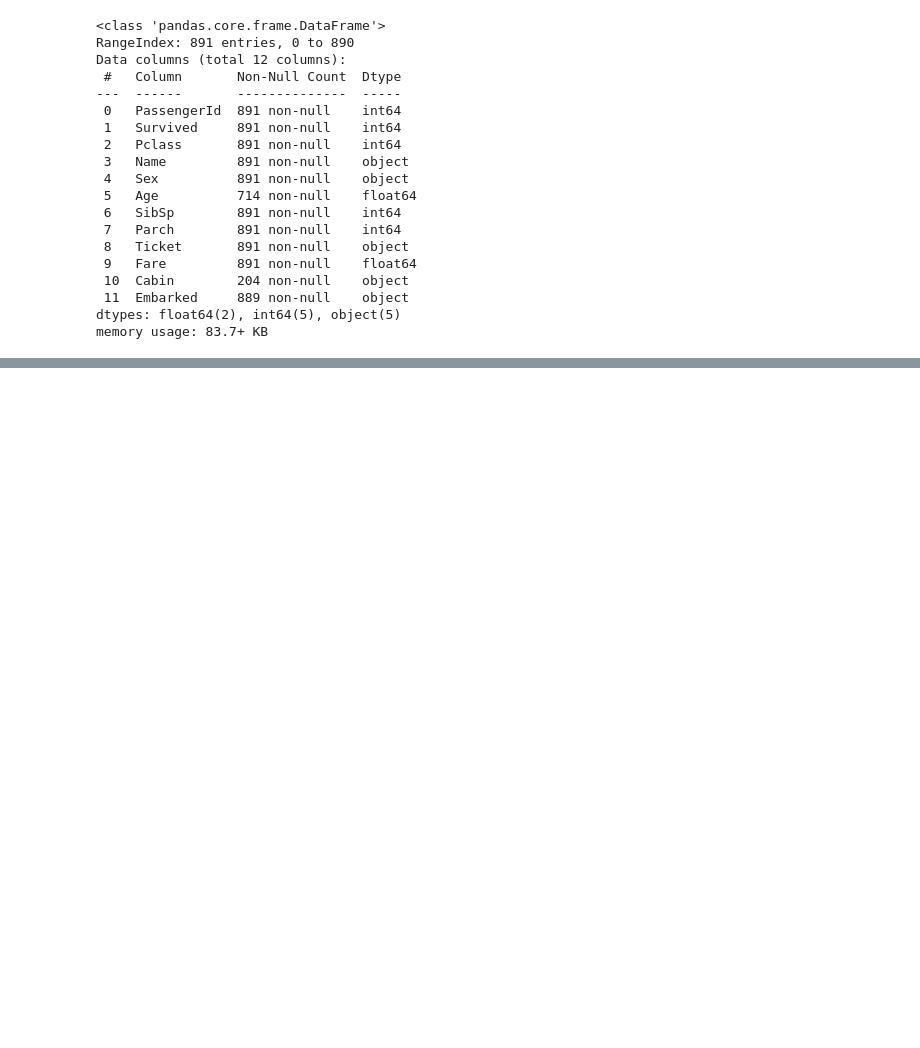
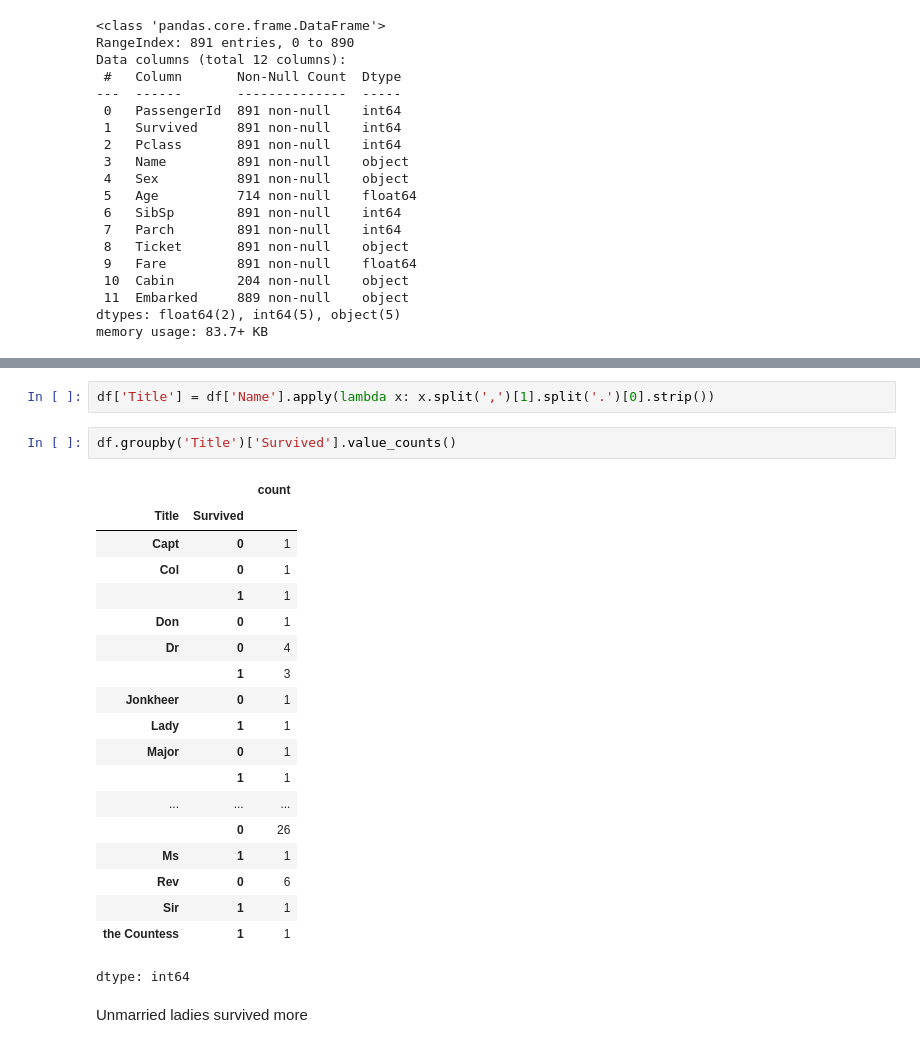
Before and after one commit to Mystique1337/Developers-Foundary-Fellowship, a Jupyter notebook: Pandas.ipynb, the cells around one changed output, grey strips where cells are left out. Drawn from its saved outputs; the diff is of its cells as text; blank space fills up the shorter version.

```diff
--- a/Pandas.ipynb
+++ b/Pandas.ipynb
@@ -53,0 +280,26 @@ df.describe(include='all')
+# %%
+df['Title'] = df['Name'].apply(lambda x: x.split(',')[1].split('.')[0].strip())
+# %%
+df.groupby('Title')['Survived'].value_counts()
+# %% [output]
+|  |  | count |
+| Title | Survived |  |
+| Capt | 0 | 1 |
+| Col | 0 | 1 |
+|  | 1 | 1 |
+| Don | 0 | 1 |
+| Dr | 0 | 4 |
+|  | 1 | 3 |
+| Jonkheer | 0 | 1 |
+| Lady | 1 | 1 |
+| Major | 0 | 1 |
+|  | 1 | 1 |
+| ... | ... | ... |
+|  | 0 | 26 |
+| Ms | 1 | 1 |
+| Rev | 0 | 6 |
+| Sir | 1 | 1 |
+| the Countess | 1 | 1 |
+dtype: int64
+# %% [markdown]
+Unmarried ladies survived more
```
Also changed, not shown: parts of 42 cells of this notebook.
